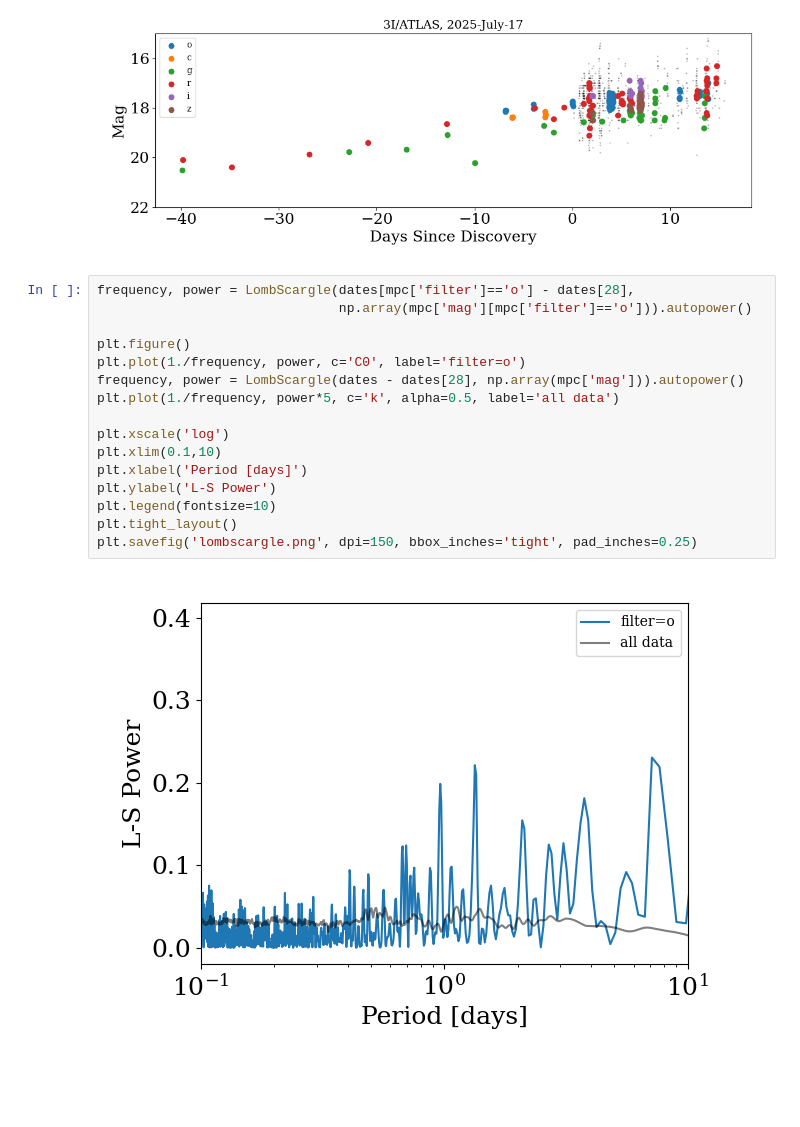
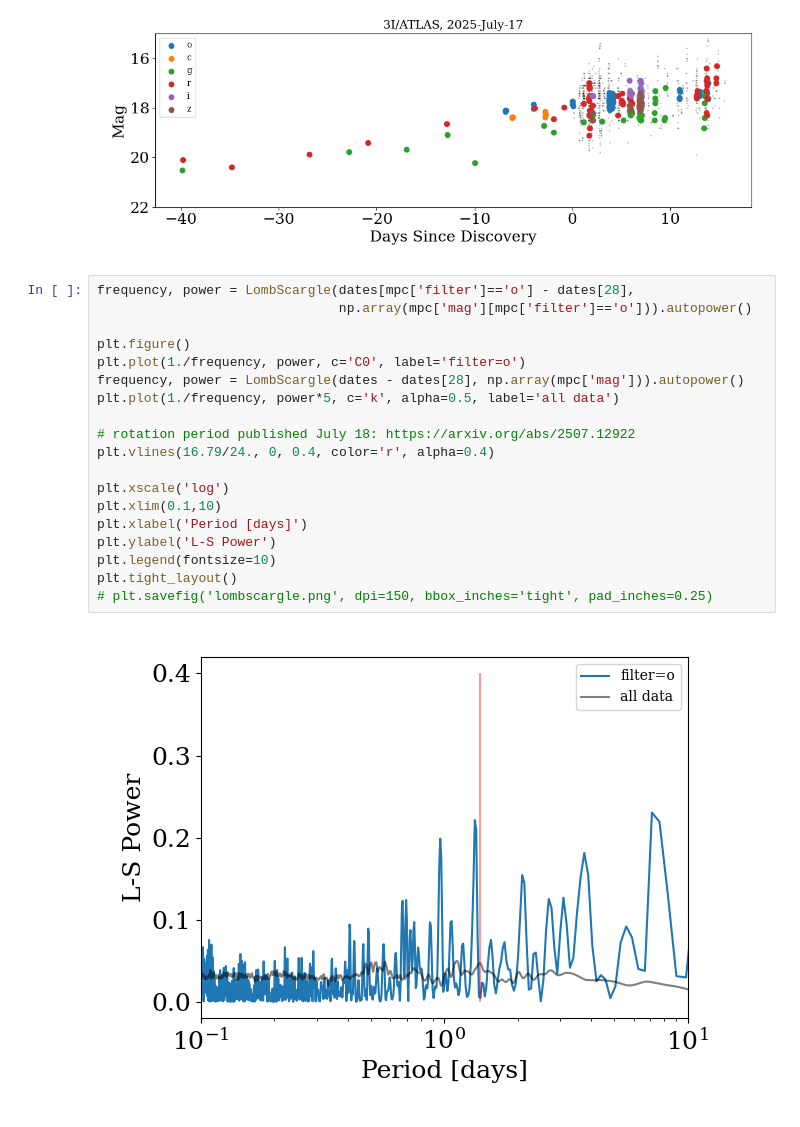
Before and after one commit to jradavenport/iso3IATLAS, a Jupyter notebook: explore.ipynb, the cells around one changed output. Cells and saved outputs as stored; diff of their text form; blank space fills up the shorter version.

```diff
--- a/explore.ipynb
+++ b/explore.ipynb
@@ -90,18 +90,21 @@ plt.savefig('mpc_lc.png', dpi=150, bbox_inches='tight', pad_inches=0.25)
 # %%
 frequency, power = LombScargle(dates[mpc['filter']=='o'] - dates[28],
                                np.array(mpc['mag'][mpc['filter']=='o'])).autopower()
 
 plt.figure()
 plt.plot(1./frequency, power, c='C0', label='filter=o')
 frequency, power = LombScargle(dates - dates[28], np.array(mpc['mag'])).autopower()
 plt.plot(1./frequency, power*5, c='k', alpha=0.5, label='all data')
 
+# rotation period published July 18: https://arxiv.org/abs/2507.12922
+plt.vlines(16.79/24., 0, 0.4, color='r', alpha=0.4)
+
 plt.xscale('log')
 plt.xlim(0.1,10)
 plt.xlabel('Period [days]')
 plt.ylabel('L-S Power')
 plt.legend(fontsize=10)
 plt.tight_layout()
-plt.savefig('lombscargle.png', dpi=150, bbox_inches='tight', pad_inches=0.25)
+# plt.savefig('lombscargle.png', dpi=150, bbox_inches='tight', pad_inches=0.25)
 # %% [output]
-[figure, old version]
+[figure, new version]
```
